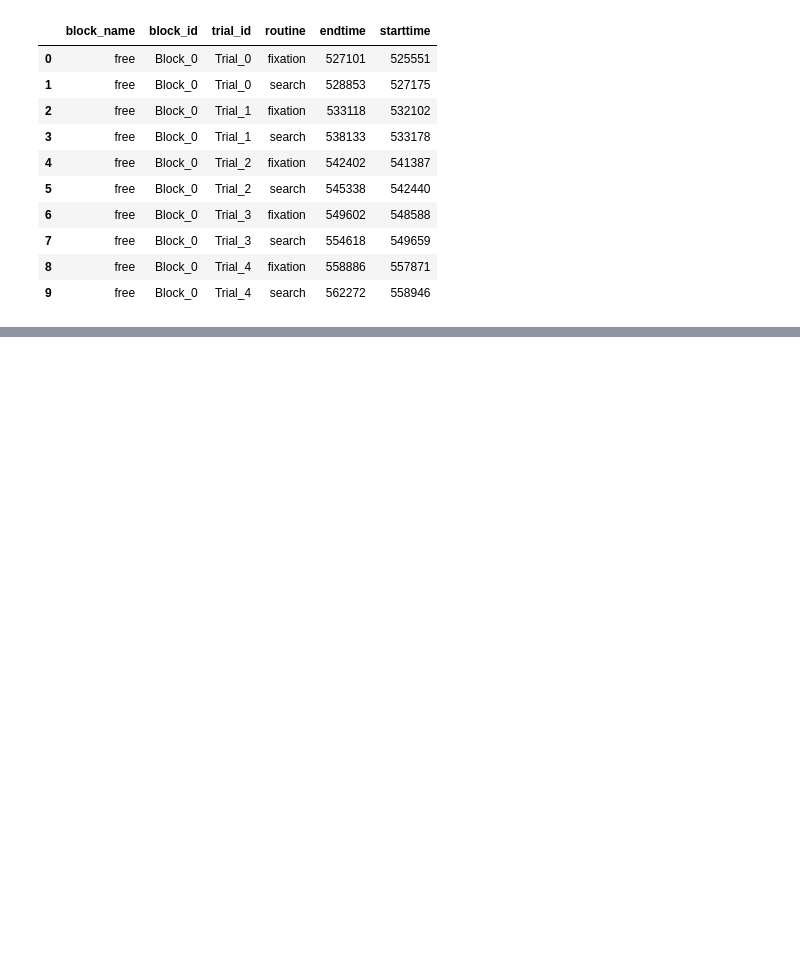
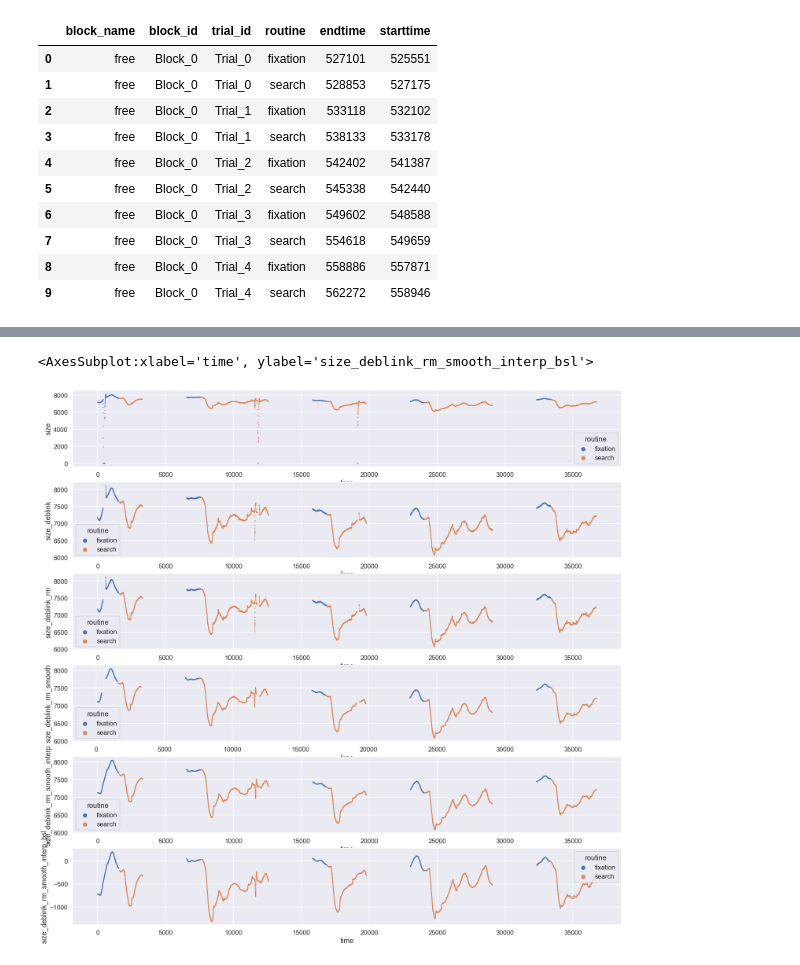
Before and after one commit to HanZhang-psych/Pupillometry-demo, a Jupyter notebook: analysis.ipynb, the cells around one changed output, grey strips where cells are left out. Cells and saved outputs as stored; diff of their text form; code cells hidden in the pictures; blank space fills up the shorter version.

```diff
--- a/analysis.ipynb
+++ b/analysis.ipynb
@@ -159,4 +138,0 @@ p.set(ylim=(0, 9000))
-# %%
-# remove outliers
-samps = remove_outliers(samps, column_pup='size_deblink')
-samps
@@ -346,0 +139,13 @@ axs[4].title.set_text('Downsampling')
+# %%
+# deblink
+samps = deblink_pupil(samps, 'size', 500)
+
+# remove outliers
+samps = remove_outliers(samps, column_pup='size_deblink', column_x='x', column_y='y', top=0, left=0, right=1600, bottom=1400)
+
+# smoothing
+samps = smooth_pupil(samps, column='size_deblink_rm', window=50)
+
+# interpolating
+samps = interpolate_pupil(samps, 'size_deblink_rm_smooth', method = 'linear')
+samps
@@ -346,0 +166,23 @@ axs[4].title.set_text('Downsampling')
+# %%
+# baseline correction
+def do_baseline_correction(trial_data, pup_col, time_col, method='subtractive'):
+    e = trial_data[trial_data.routine=='fixation'].trackertime.values[-1]
+    s = e-1000
+    #print(s,e)
+    df = baseline_correction(trial_data, pup_col=pup_col, time_col=time_col, baseline_range=(s,e), method=method)
+    return df
+
+samps = samps.dropna(subset='routine') # remove data not in a trial
+samps = samps.groupby(['block_id','trial_id']).apply(do_baseline_correction, pup_col='size_deblink_rm_smooth_interp', time_col='trackertime')
+# %%
+# plot all pupil sizes
+fig, ax = plt.subplots(6,1, figsize=(25,25))
+sns.scatterplot(x='time', y='size', hue='routine', data=samps, s=5,linewidth=0, ax=ax[0])
+sns.scatterplot(x='time', y='size_deblink', hue='routine', data=samps, s=5,linewidth=0, ax=ax[1])
+sns.scatterplot(x='time', y='size_deblink_rm', hue='routine', data=samps, s=5,linewidth=0, ax=ax[2])
+sns.scatterplot(x='time', y='size_deblink_rm_smooth', hue='routine', data=samps, s=5,linewidth=0, ax=ax[3])
+sns.scatterplot(x='time', y='size_deblink_rm_smooth_interp', hue='routine', data=samps, s=5,linewidth=0, ax=ax[4])
+sns.scatterplot(x='time', y='size_deblink_rm_smooth_interp_bsl', hue='routine', data=samps, s=5,linewidth=0, ax=ax[5])
+# %% [output]
+<AxesSubplot:xlabel='time', ylabel='size_deblink_rm_smooth_interp_bsl'>
+[figure, added]
```
Also changed, not shown: parts of 15 cells of this notebook.
